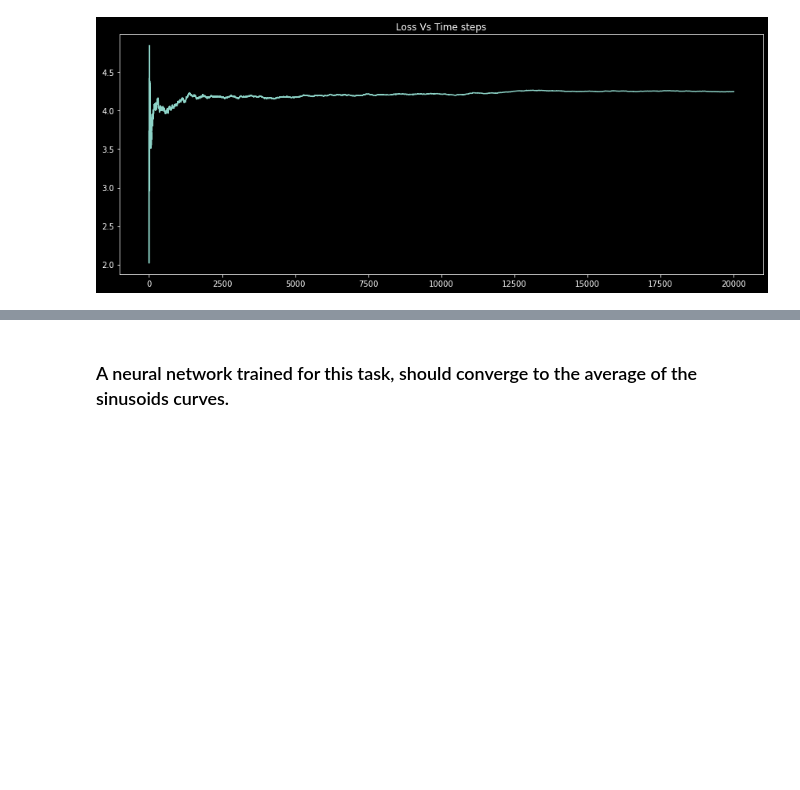
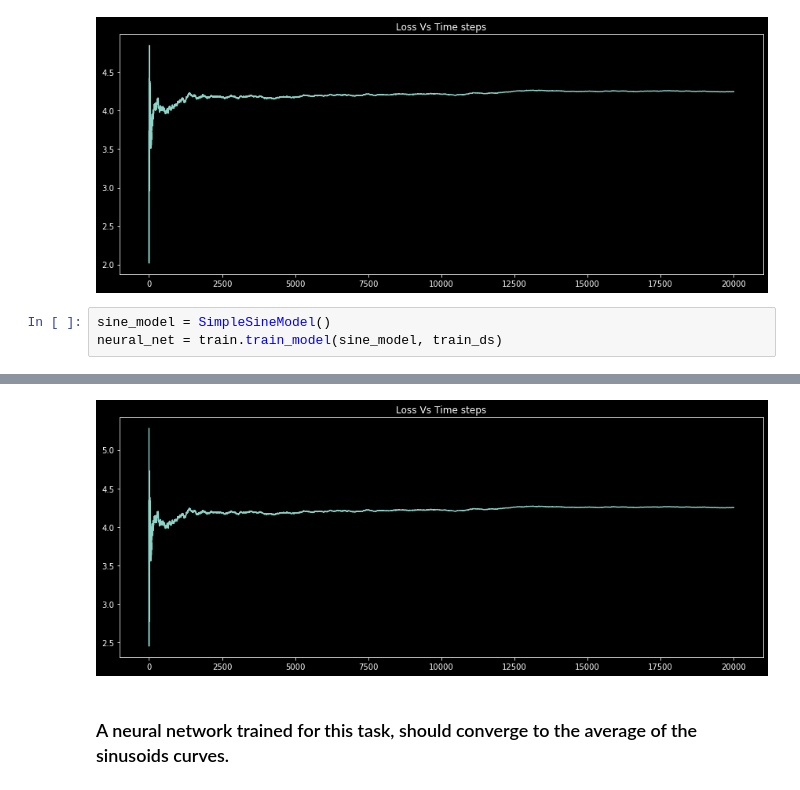
Before and after one commit to ZohrehAdabi/MAML, a Jupyter notebook: MAML(using .py modules).ipynb, the cells around one changed output, grey strips where cells are left out. Drawn from its saved outputs; the diff is of its cells as text; blank space fills up the shorter version.

```diff
--- a/MAML(using .py modules).ipynb
+++ b/MAML(using .py modules).ipynb
@@ -176,3 +178,7 @@ Step 17000: loss = 4.254572228128045, Time to run 1000 steps = 9.31 seconds
 Step 18000: loss = 4.2557568399323875, Time to run 1000 steps = 9.64 seconds
 Step 19000: loss = 4.255466310162776, Time to run 1000 steps = 9.52 seconds
 [figure]
+# %%
+sine_model = SimpleSineModel()
+neural_net = train.train_model(sine_model, train_ds)
+# %% [output]
@@ -179,3 +202,4 @@ Step 19000: loss = 4.255466310162776, Time to run 1000 steps = 9.52 seconds
+[figure, added]
 # %% [markdown]
 ### A neural network trained for this task, should converge to the average of the sinusoids curves.
 # %%
```
Also changed, not shown: parts of 3 cells of this notebook, 3 other files.
